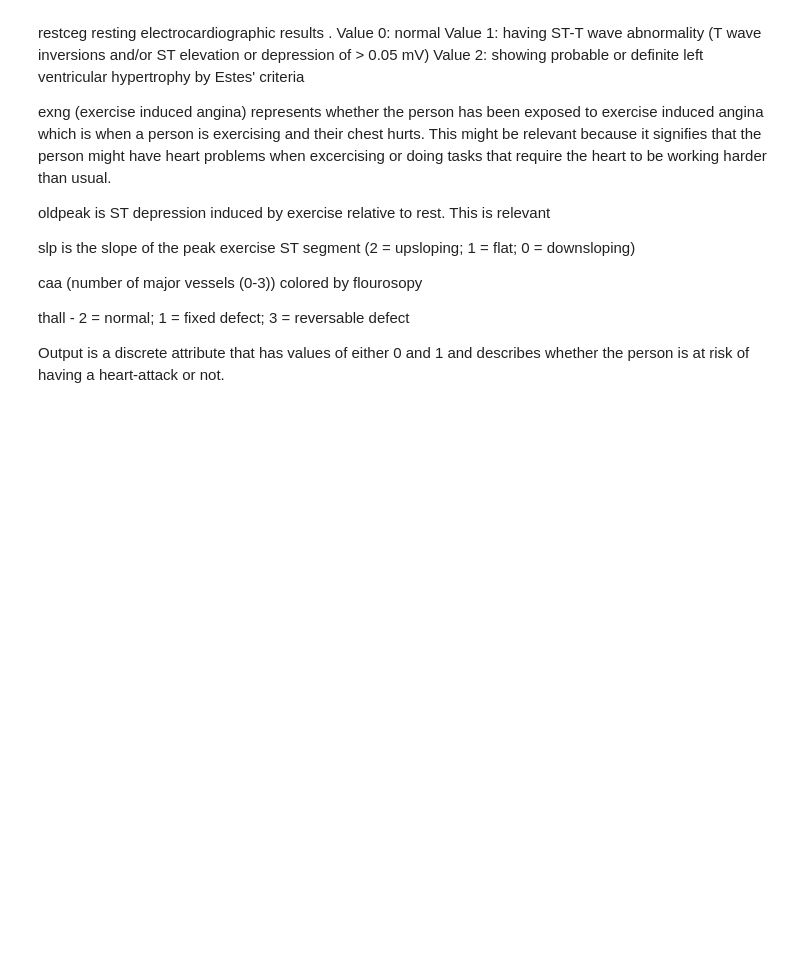
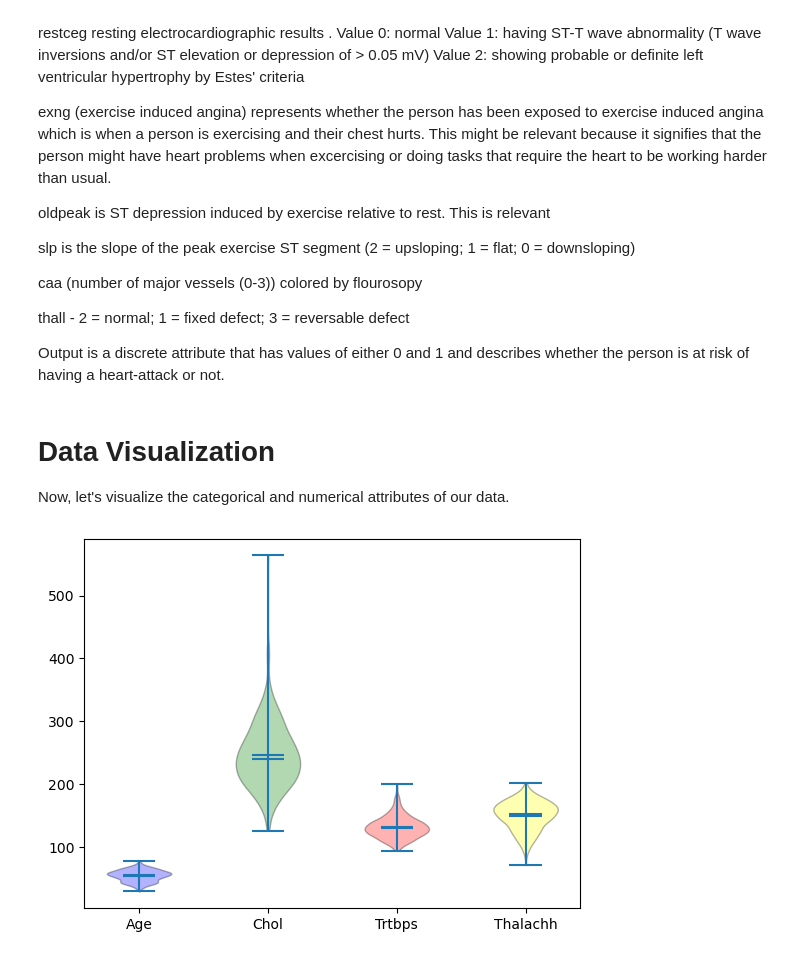
Before and after one commit to DenisPandarakalam/GROUP-30-PROJECT, a Jupyter notebook: python/model.ipynb, the cells around one changed output. Drawn from its saved outputs; the diff is of its cells as text; code cells hidden in the pictures; blank space fills up the shorter version.

Commit message:
more data visualization

```diff
--- a/python/model.ipynb
+++ b/python/model.ipynb
@@ -121,3 +122,34 @@ caa (number of major vessels (0-3)) colored by flourosopy
 thall - 2 = normal; 1 = fixed defect; 3 = reversable defect
 
 Output is a discrete attribute that has values of either 0 and 1 and describes whether the person is at risk of having a heart-attack or not.
+# %% [markdown]
+# Data Visualization
+
+Now, let's visualize the categorical and numerical attributes of our data.
+# %%
+import matplotlib.pyplot as plt
+
+data = [df['age'], df['chol'], df['trtbps'], df['thalachh']]
+
+# Set the colors for each violin plot
+colors = ['blue', 'green', 'red', 'yellow']
+
+# Create the figure and axes
+fig, ax = plt.subplots()
+
+# Create the violin plots
+violinplot = ax.violinplot(data, showmeans=True, showmedians=True)
+
+# Set the colors for each violin
+for i, body in enumerate(violinplot['bodies']):
+    body.set_facecolor(colors[i])
+    body.set_edgecolor('black')
+
+# Set the labels and title
+ax.set_xticks([1, 2, 3, 4])
+ax.set_xticklabels(['Age', 'Chol', 'Trtbps', 'Thalachh'])
+
+# Show the plot
+plt.show()
+# %% [output]
+[figure, added]
```
Also changed, not shown: parts of 4 cells of this notebook.
